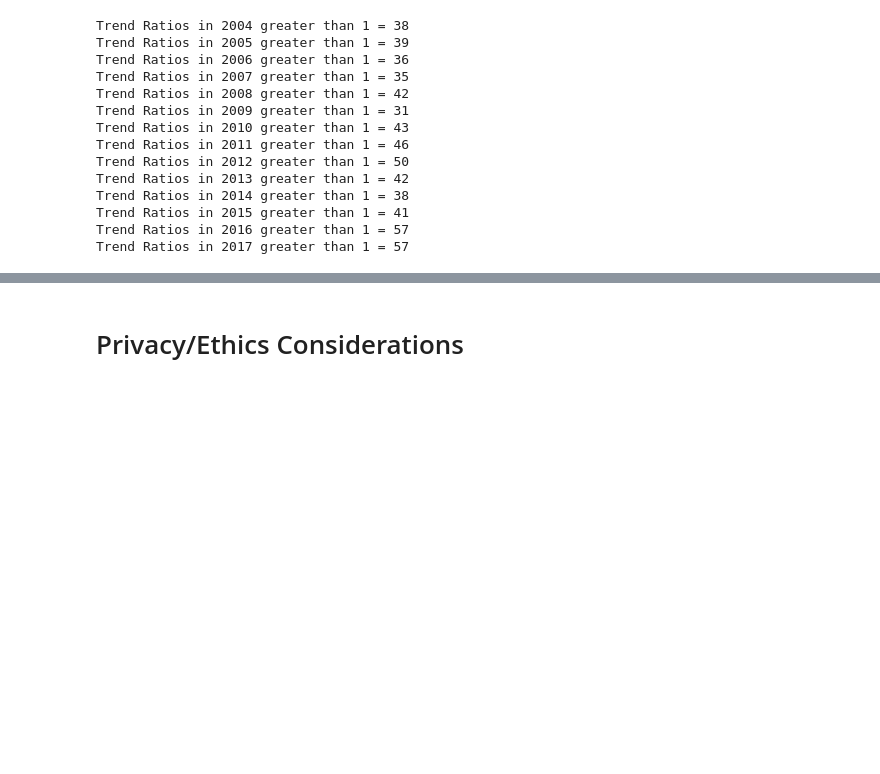
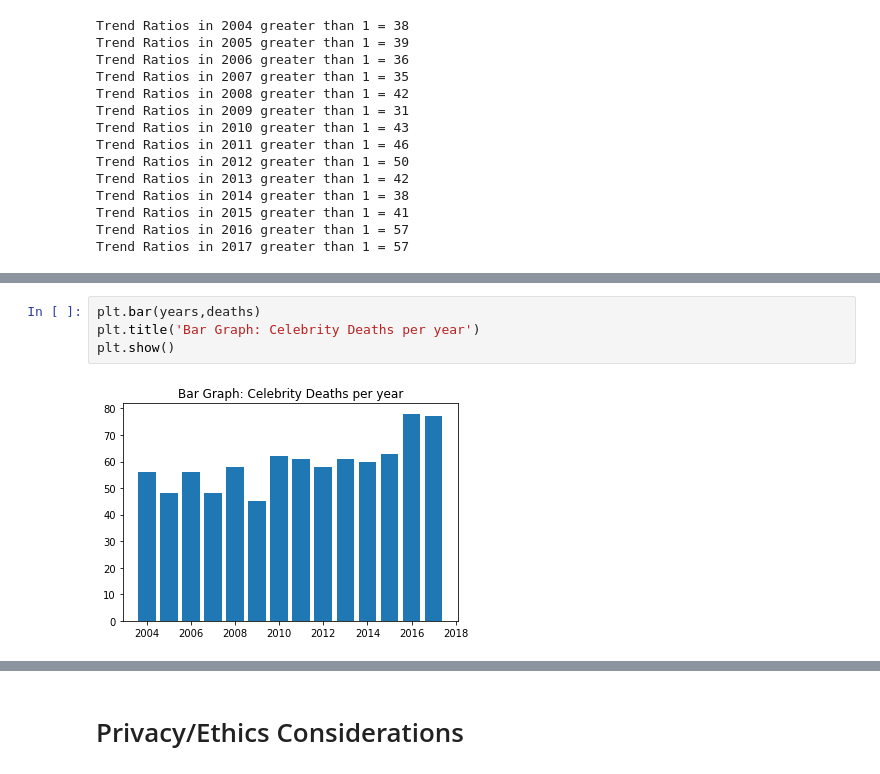
Before and after one commit to KennyWibowo/CelebrityDeathDataScience, a Jupyter notebook: FinalProject.ipynb, the cells around one changed output, grey strips where cells are left out. Drawn from its saved outputs; the diff is of its cells as text; blank space fills up the shorter version.

```diff
--- a/FinalProject.ipynb
+++ b/FinalProject.ipynb
@@ -403,0 +409,6 @@ plt.show()
+# %%
+plt.bar(years,deaths)
+plt.title('Bar Graph: Celebrity Deaths per year')
+plt.show()
+# %% [output]
+[figure, added]
```
Also changed, not shown: parts of 9 cells of this notebook.
